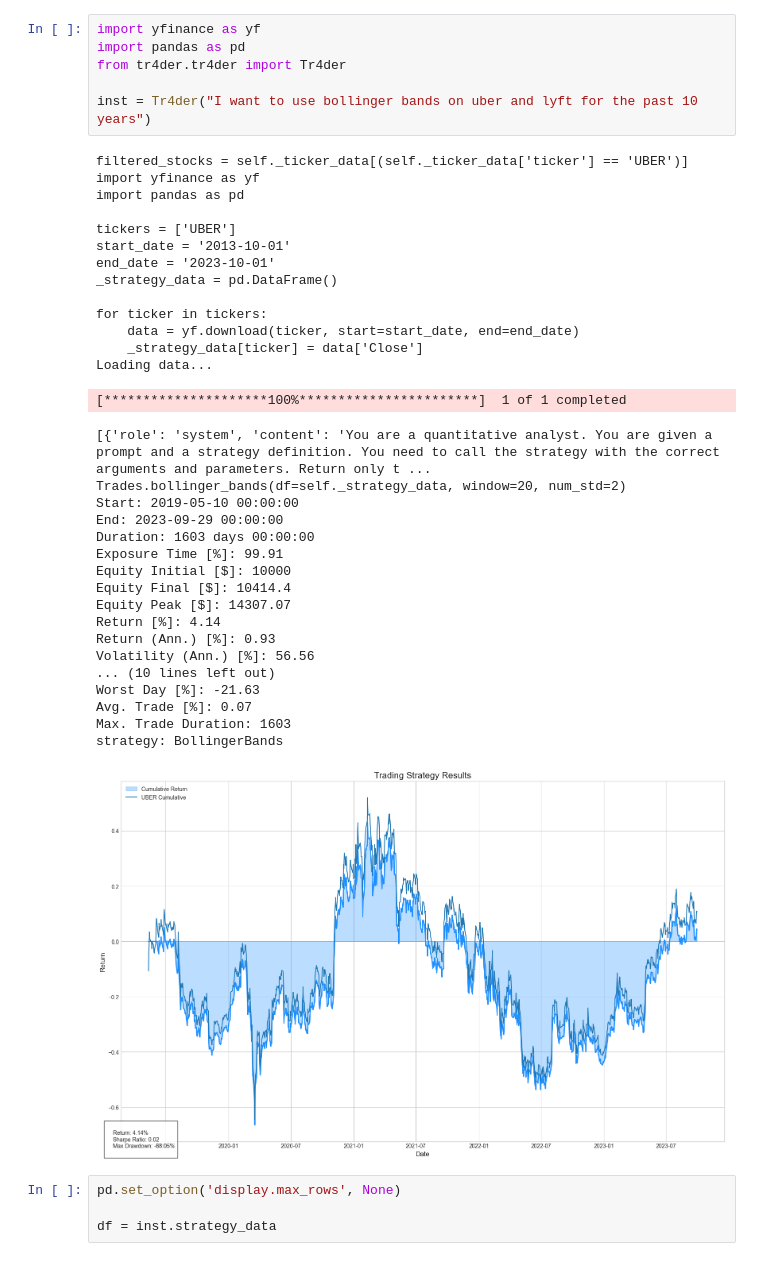
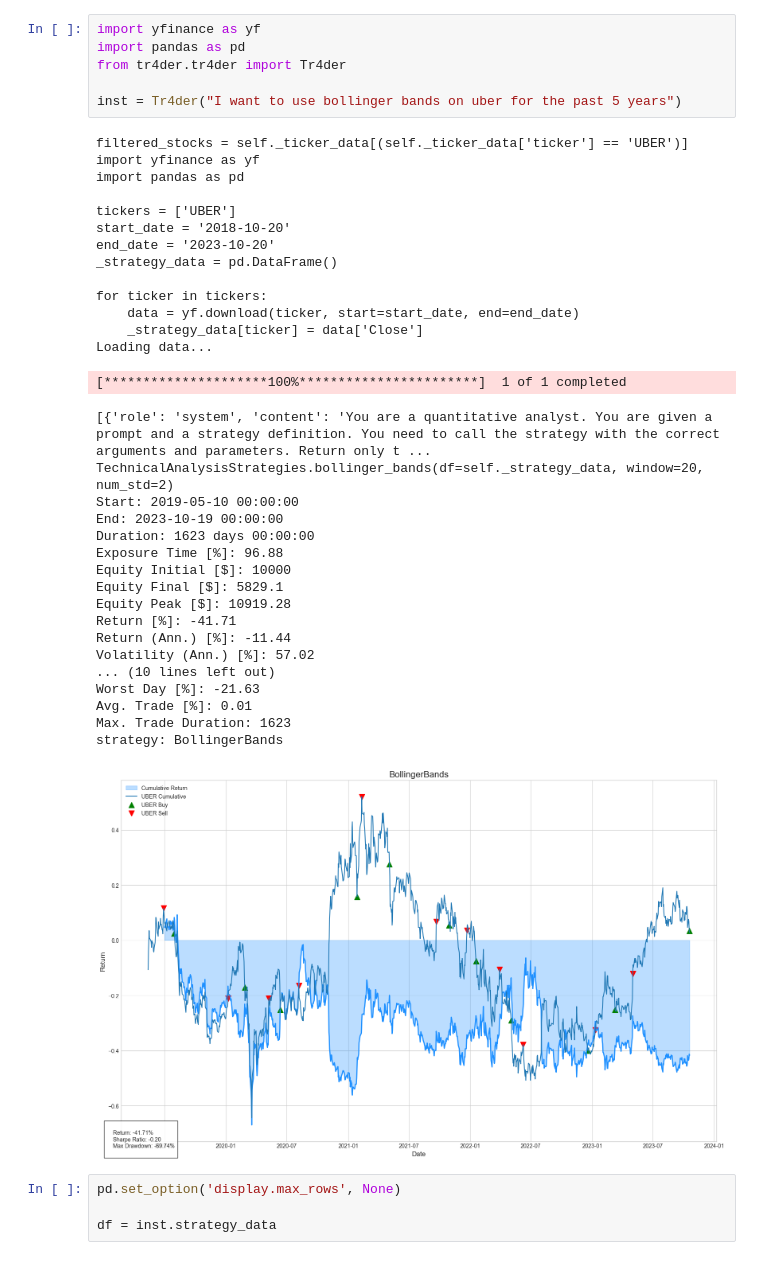
Before and after one commit to smullins998/Tr4der, a Jupyter notebook: test.ipynb, the cells around one changed output. Cells and saved outputs as stored; diff of their text form.

Commit message:
Update strategies configuration

```diff
--- a/test.ipynb
+++ b/test.ipynb
@@ -1,42 +1,42 @@
 # %%
 import yfinance as yf
 import pandas as pd
 from tr4der.tr4der import Tr4der
 
-inst = Tr4der("I want to use bollinger bands on uber and lyft for the past 10 years")
+inst = Tr4der("I want to use bollinger bands on uber for the past 5 years")
 # %% [output]
 filtered_stocks = self._ticker_data[(self._ticker_data['ticker'] == 'UBER')]
 import yfinance as yf
 import pandas as pd
 
 tickers = ['UBER']
-start_date = '2013-10-01'
-end_date = '2023-10-01'
+start_date = '2018-10-20'
+end_date = '2023-10-20'
 _strategy_data = pd.DataFrame()
 
 for ticker in tickers:
     data = yf.download(ticker, start=start_date, end=end_date)
     _strategy_data[ticker] = data['Close']
 Loading data...
 [*********************100%***********************]  1 of 1 completed
 [{'role': 'system', 'content': 'You are a quantitative analyst. You are given a prompt and a strategy definition. You need to call the strategy with the correct arguments and parameters. Return only t ...
-Trades.bollinger_bands(df=self._strategy_data, window=20, num_std=2)
+TechnicalAnalysisStrategies.bollinger_bands(df=self._strategy_data, window=20, num_std=2)
 Start: 2019-05-10 00:00:00
-End: 2023-09-29 00:00:00
-Duration: 1603 days 00:00:00
-Exposure Time [%]: 99.91
+End: 2023-10-19 00:00:00
+Duration: 1623 days 00:00:00
+Exposure Time [%]: 96.88
 Equity Initial [$]: 10000
-Equity Final [$]: 10414.4
-Equity Peak [$]: 14307.07
-Return [%]: 4.14
-Return (Ann.) [%]: 0.93
-Volatility (Ann.) [%]: 56.56
+Equity Final [$]: 5829.1
+Equity Peak [$]: 10919.28
+Return [%]: -41.71
+Return (Ann.) [%]: -11.44
+Volatility (Ann.) [%]: 57.02
 ... (10 lines left out)
 Worst Day [%]: -21.63
-Avg. Trade [%]: 0.07
-Max. Trade Duration: 1603
+Avg. Trade [%]: 0.01
+Max. Trade Duration: 1623
 strategy: BollingerBands
-[figure, old version]
+[figure, new version]
 # %%
 pd.set_option('display.max_rows', None)
 
```
Also changed, not shown: parts of 1 cell of this notebook, 6 other files.
